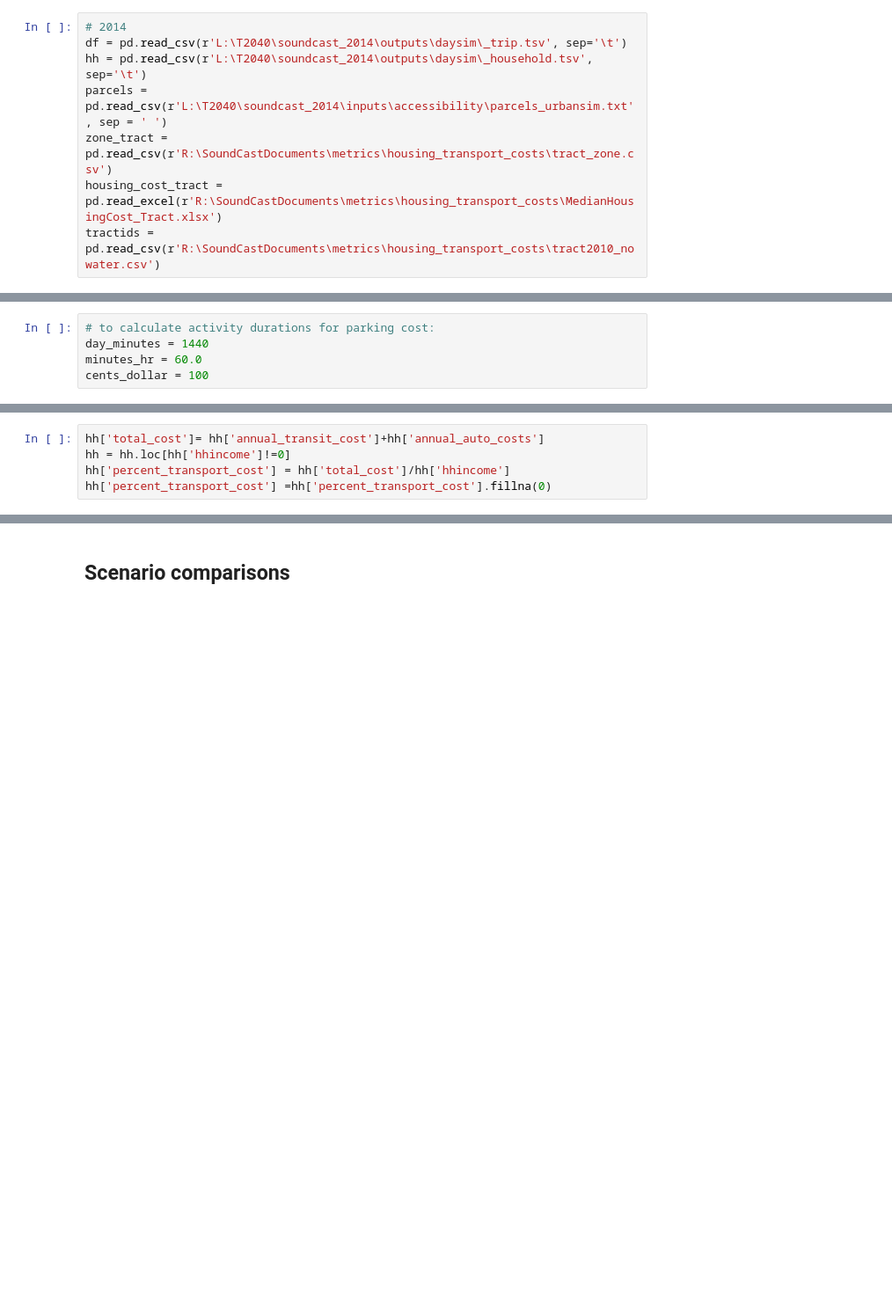
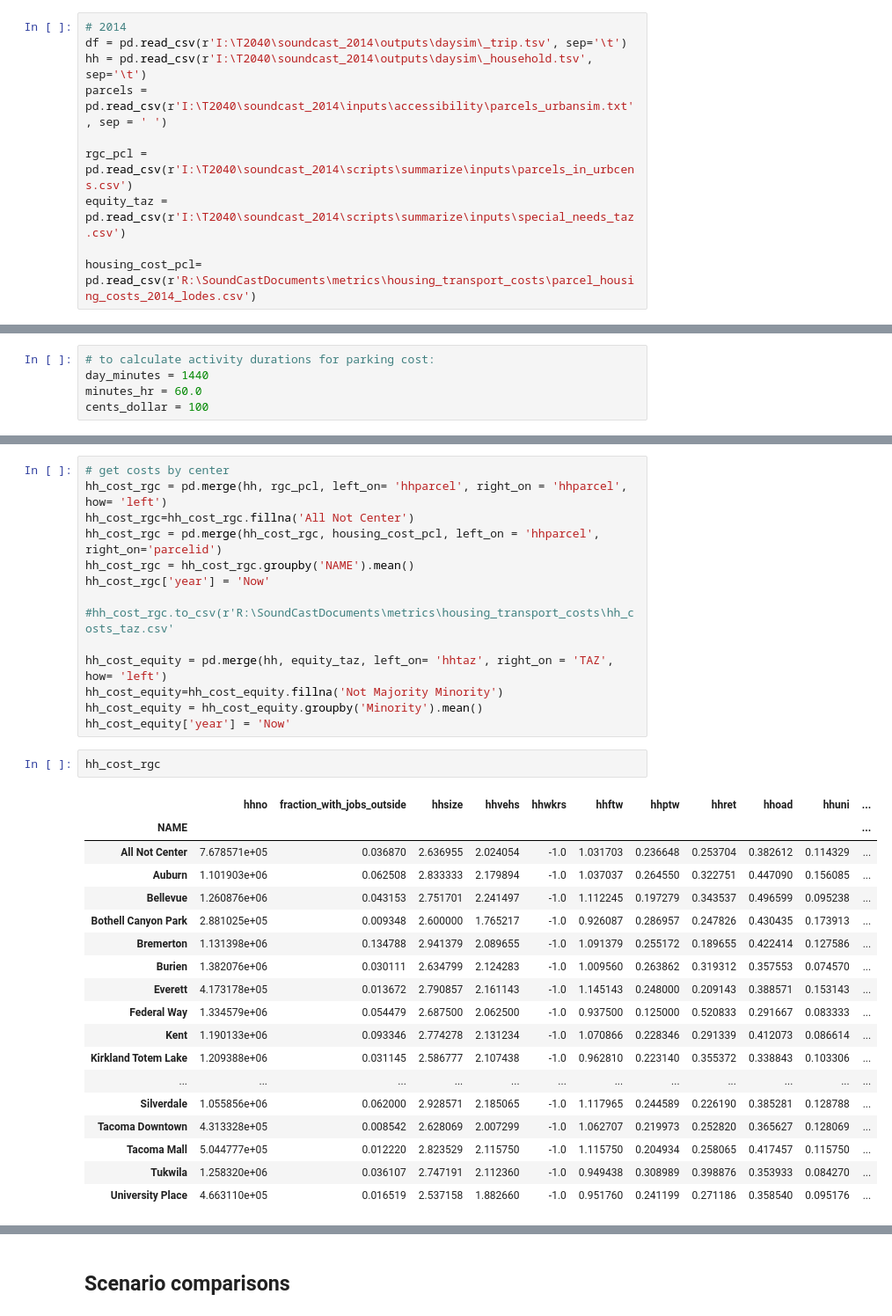
Before and after one commit to psrc/travel-modeling, a Jupyter notebook: costs/Annual Cost Calculations.ipynb, the cells around one changed output, grey strips where cells are left out. Shown at 88% size. Cells and saved outputs as stored; diff of their text form; blank space fills up the shorter version.

Commit message:
cleaning up transport cost notebook

```diff
--- a/costs/Annual Cost Calculations.ipynb
+++ b/costs/Annual Cost Calculations.ipynb
@@ -5,12 +4,14 @@ from pyproj import Proj, transform
 %matplotlib inline
 # %%
 # 2014
-df = pd.read_csv(r'L:\T2040\soundcast_2014\outputs\daysim\_trip.tsv', sep='\t')
-hh = pd.read_csv(r'L:\T2040\soundcast_2014\outputs\daysim\_household.tsv', sep='\t')
-parcels = pd.read_csv(r'L:\T2040\soundcast_2014\inputs\accessibility\parcels_urbansim.txt', sep = ' ')
-zone_tract = pd.read_csv(r'R:\SoundCastDocuments\metrics\housing_transport_costs\tract_zone.csv')
-housing_cost_tract = pd.read_excel(r'R:\SoundCastDocuments\metrics\housing_transport_costs\MedianHousingCost_Tract.xlsx')
-tractids = pd.read_csv(r'R:\SoundCastDocuments\metrics\housing_transport_costs\tract2010_nowater.csv')
+df = pd.read_csv(r'I:\T2040\soundcast_2014\outputs\daysim\_trip.tsv', sep='\t')
+hh = pd.read_csv(r'I:\T2040\soundcast_2014\outputs\daysim\_household.tsv', sep='\t')
+parcels = pd.read_csv(r'I:\T2040\soundcast_2014\inputs\accessibility\parcels_urbansim.txt', sep = ' ')
+
+rgc_pcl = pd.read_csv(r'I:\T2040\soundcast_2014\scripts\summarize\inputs\parcels_in_urbcens.csv')
+equity_taz = pd.read_csv(r'I:\T2040\soundcast_2014\scripts\summarize\inputs\special_needs_taz.csv')
+
+housing_cost_pcl= pd.read_csv(r'R:\SoundCastDocuments\metrics\housing_transport_costs\parcel_housing_costs_2014_lodes.csv')
 # %%
 # AAA Calculations availavble for small, medium, large Sedans (and average of these), SUV, Minivan
 
@@ -95,5 +130,0 @@ hh['annual_transit_cost'] = hh['annual_transit_cost'].fillna(0)
-# %%
-hh['total_cost']= hh['annual_transit_cost']+hh['annual_auto_costs']
-hh = hh.loc[hh['hhincome']!=0]
-hh['percent_transport_cost'] = hh['total_cost']/hh['hhincome']
-hh['percent_transport_cost'] =hh['percent_transport_cost'].fillna(0)
@@ -164,0 +134,35 @@ ImportError: No module named cyaccess
+# %%
+# get costs by center
+hh_cost_rgc = pd.merge(hh, rgc_pcl, left_on= 'hhparcel', right_on = 'hhparcel', how= 'left')
+hh_cost_rgc=hh_cost_rgc.fillna('All Not Center')
+hh_cost_rgc = pd.merge(hh_cost_rgc, housing_cost_pcl, left_on = 'hhparcel', right_on='parcelid')
+hh_cost_rgc = hh_cost_rgc.groupby('NAME').mean()
+hh_cost_rgc['year'] = 'Now'
+
+#hh_cost_rgc.to_csv(r'R:\SoundCastDocuments\metrics\housing_transport_costs\hh_costs_taz.csv'
+
+hh_cost_equity = pd.merge(hh, equity_taz, left_on= 'hhtaz', right_on = 'TAZ', how= 'left')
+hh_cost_equity=hh_cost_equity.fillna('Not Majority Minority')
+hh_cost_equity = hh_cost_equity.groupby('Minority').mean()
+hh_cost_equity['year'] = 'Now'
+# %%
+hh_cost_rgc
+# %% [output]
+|  | hhno | fraction_with_jobs_outside | hhsize | hhvehs | hhwkrs | hhftw | hhptw | hhret | hhoad | hhuni | ... |
+| NAME |  |  |  |  |  |  |  |  |  |  | ... |
+| All Not Center | 7.678571e+05 | 0.036870 | 2.636955 | 2.024054 | -1.0 | 1.031703 | 0.236648 | 0.253704 | 0.382612 | 0.114329 | ... |
+| Auburn | 1.101903e+06 | 0.062508 | 2.833333 | 2.179894 | -1.0 | 1.037037 | 0.264550 | 0.322751 | 0.447090 | 0.156085 | ... |
+| Bellevue | 1.260876e+06 | 0.043153 | 2.751701 | 2.241497 | -1.0 | 1.112245 | 0.197279 | 0.343537 | 0.496599 | 0.095238 | ... |
+| Bothell Canyon Park | 2.881025e+05 | 0.009348 | 2.600000 | 1.765217 | -1.0 | 0.926087 | 0.286957 | 0.247826 | 0.430435 | 0.173913 | ... |
+| Bremerton | 1.131398e+06 | 0.134788 | 2.941379 | 2.089655 | -1.0 | 1.091379 | 0.255172 | 0.189655 | 0.422414 | 0.127586 | ... |
+| Burien | 1.382076e+06 | 0.030111 | 2.634799 | 2.124283 | -1.0 | 1.009560 | 0.263862 | 0.319312 | 0.357553 | 0.074570 | ... |
+| Everett | 4.173178e+05 | 0.013672 | 2.790857 | 2.161143 | -1.0 | 1.145143 | 0.248000 | 0.209143 | 0.388571 | 0.153143 | ... |
+| Federal Way | 1.334579e+06 | 0.054479 | 2.687500 | 2.062500 | -1.0 | 0.937500 | 0.125000 | 0.520833 | 0.291667 | 0.083333 | ... |
+| Kent | 1.190133e+06 | 0.093346 | 2.774278 | 2.131234 | -1.0 | 1.070866 | 0.228346 | 0.291339 | 0.412073 | 0.086614 | ... |
+| Kirkland Totem Lake | 1.209388e+06 | 0.031145 | 2.586777 | 2.107438 | -1.0 | 0.962810 | 0.223140 | 0.355372 | 0.338843 | 0.103306 | ... |
+| ... | ... | ... | ... | ... | ... | ... | ... | ... | ... | ... | ... |
+| Silverdale | 1.055856e+06 | 0.062000 | 2.928571 | 2.185065 | -1.0 | 1.117965 | 0.244589 | 0.226190 | 0.385281 | 0.128788 | ... |
+| Tacoma Downtown | 4.313328e+05 | 0.008542 | 2.628069 | 2.007299 | -1.0 | 1.062707 | 0.219973 | 0.252820 | 0.365627 | 0.128069 | ... |
+| Tacoma Mall | 5.044777e+05 | 0.012220 | 2.823529 | 2.115750 | -1.0 | 1.115750 | 0.204934 | 0.258065 | 0.417457 | 0.115750 | ... |
+| Tukwila | 1.258320e+06 | 0.036107 | 2.747191 | 2.112360 | -1.0 | 0.949438 | 0.308989 | 0.398876 | 0.353933 | 0.084270 | ... |
+| University Place | 4.663110e+05 | 0.016519 | 2.537158 | 1.882660 | -1.0 | 0.951760 | 0.241199 | 0.271186 | 0.358540 | 0.095176 | ... |
```
Also changed, not shown: parts of 38 cells of this notebook, 1 other file.
